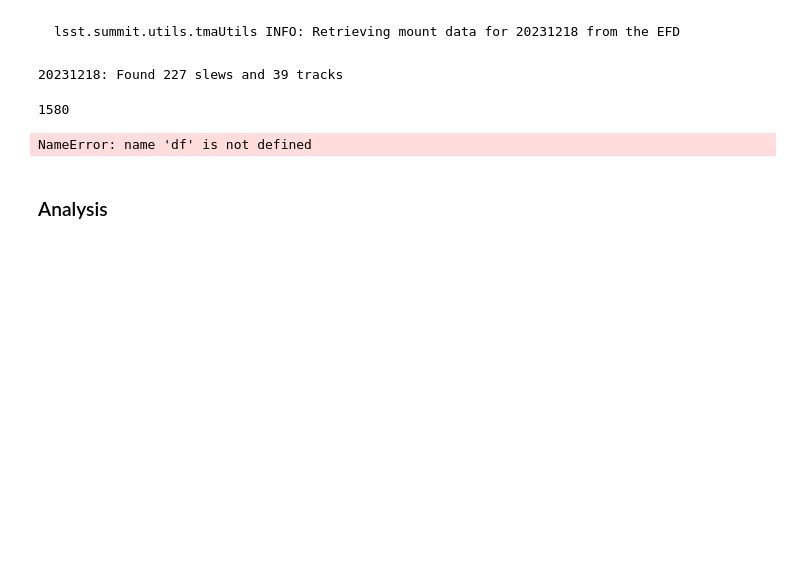
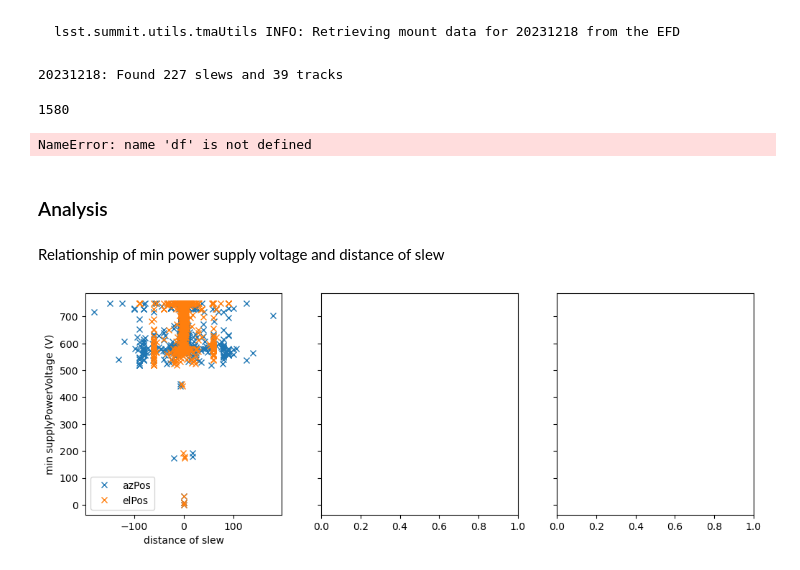
Before and after one commit to lsst-sitcom/notebooks_vandv, a Jupyter notebook: notebooks/tel_and_site/subsys_req_ver/tma/SITCOM-1223-TMA_Capacitor_Bank_discharge_vs._Acceleration_profiles.ipynb, the cells around one changed output. Drawn from its saved outputs; the diff is of its cells as text; code cells hidden in the pictures; blank space fills up the shorter version.

```diff
--- a/notebooks/tel_and_site/subsys_req_ver/tma/SITCOM-1223-TMA_Capacitor_Bank_discharge_vs._Acceleration_profiles.ipynb
+++ b/notebooks/tel_and_site/subsys_req_ver/tma/SITCOM-1223-TMA_Capacitor_Bank_discharge_vs._Acceleration_profiles.ipynb
@@ -150,3 +187,40 @@ df = df[(df.el_max_jerk < 100)&(df.duration<3000)]
 NameError: name 'df' is not defined
 # %% [markdown]
 ### Analysis
+# %% [markdown]
+Relationship of min power supply voltage and distance of slew
+# %%
+def make_plots(df_, title_date,name):
+    fig, (ax1, ax2, ax3) = plt.subplots(1,3, sharey=True, figsize=(12, 4))
+
+    ax1.plot((df_.az_pos_begin - df_.az_pos_end), df_.min_power,'x', color='C0', label='azPos')
+    ax1.plot((df_.el_pos_begin - df_.el_pos_end), df_.min_power,'x', color='C1', label='elPos')
+    #ax1.axhline(575, ls='--', c='k',label='voltage drop limit')
+    ax1.legend()
+    #ax1.set_xlim(-1,12)
+    ax1.set_xlabel('distance of slew')
+    ax1.set_ylabel('min supplyPowerVoltage (V)')
+
+    #ax2.plot(df_.az_max_acc, df_.min_power,'x',label='azAcc')
+    #ax2.plot(df_.el_max_acc, df_.min_power,'x',label='elAcc')
+    #ax2.axhline(575, ls='--', c='k',label='voltage drop limit')
+    #ax2.legend()
+    #ax2.set_xlim(-1,25)
+    #ax2.set_xlabel('max Acceleration $(m/s^{2})$')
+    #ax2.set_ylabel('min supplyPowerVoltage (V)')
+
+    #ax3.plot(df_.az_max_jerk, df_.min_power,'x',label='azJerk')
+    #ax3.plot(df_.el_max_jerk, df_.min_power,'x', label='elJerk')
+    #ax3.axhline(575, ls='--', c='k',label='voltage drop limit')
+    #ax3.legend()
+    #ax3.set_xlim(-100,800)
+    #ax3.set_xlabel('max Jerk $(m/s^{3})$')
+    #ax3.set_ylabel('min supplyPowerVoltage (V)')
+
+    #fig.suptitle(f'Min. TMA voltage vs. TMA Performance for {title_date}')
+    #fig.tight_layout()
+    plt.savefig(f'{name}.png')
+# %%
+make_plots(df, 'BLOCK-160/164','tma_perf_dec_2023')
+# %% [output]
+[figure, added]
```
Also changed, not shown: parts of 4 cells of this notebook.
